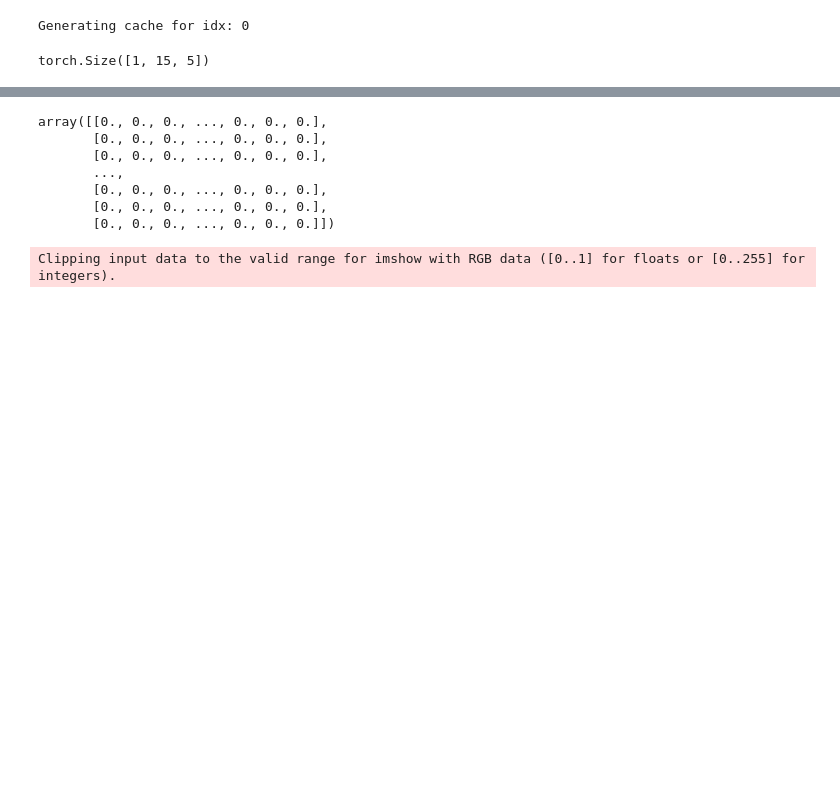
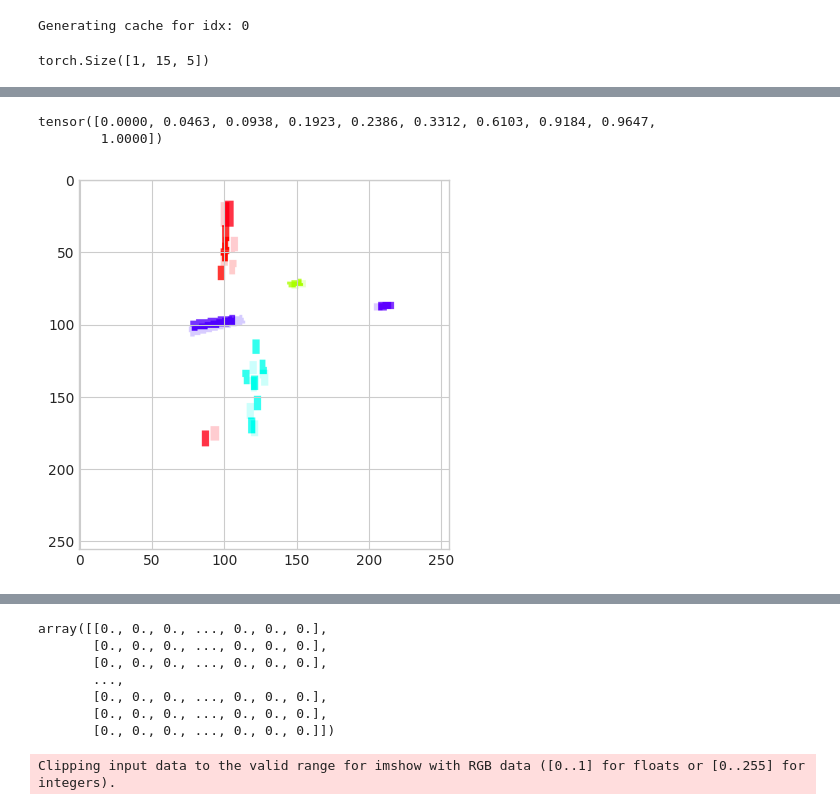
Before and after one commit to mrabiabrn/bev-autoencoder, a Jupyter notebook: Untitled.ipynb, the cells around one changed output, grey strips where cells are left out. Cells and saved outputs as stored; diff of their text form; code cells hidden in the pictures; blank space fills up the shorter version.

```diff
--- a/Untitled.ipynb
+++ b/Untitled.ipynb
@@ -893,0 +935,21 @@ plt.imshow(target['color_mask'].permute(1,2,0).detach())
+# %%
+def uv_to_color(uv_mask):
+    u = uv_mask[0]      # Z, X
+    v = uv_mask[1]      # Z, X
+
+    size = u.shape[-1]
+
+    angle = (torch.atan2(v, u)) #% (2*np.pi)
+    hue = ((((angle * 180) ) / (np.pi)) / 180 + 1) / 2 #  + np.pi / 2 + 0.25   #  + np.pi 2 *
+
+    color_mask = torch.zeros(3, size, size)
+
+    for i in range(size):
+        for j in range(size):
+            if u[i,j] == 0 and v[i,j] == 0:
+                color_mask[:, i, j] = torch.tensor([1.,1.,1.])
+            else:
+                color = plt.cm.hsv(hue[i, j].item())[:3]
+                color_mask[:, i, j] = torch.tensor(color)
+
+    return color_mask
@@ -893,0 +1055,12 @@ plt.imshow(target['color_mask'].permute(1,2,0).detach())
+# %%
+color_mask.unique()
+# %% [output]
+tensor([0.0000, 0.0463, 0.0938, 0.1923, 0.2386, 0.3312, 0.6103, 0.9184, 0.9647,
+        1.0000])
+# %%
+#plt.imshow(color_mask.permute(1,2,0))
+#plt.imshow(batch['color_mask'].permute(1,2,0).numpy(), alpha=0.2)
+plt.imshow(((1 - 0.2)*color_mask.permute(1,2,0) + 0.2*batch['color_mask'].permute(1,2,0).numpy()))
+plt.show()
+# %% [output]
+[figure, added]
```
Also changed, not shown: parts of 28 cells of this notebook, 16 other files.
